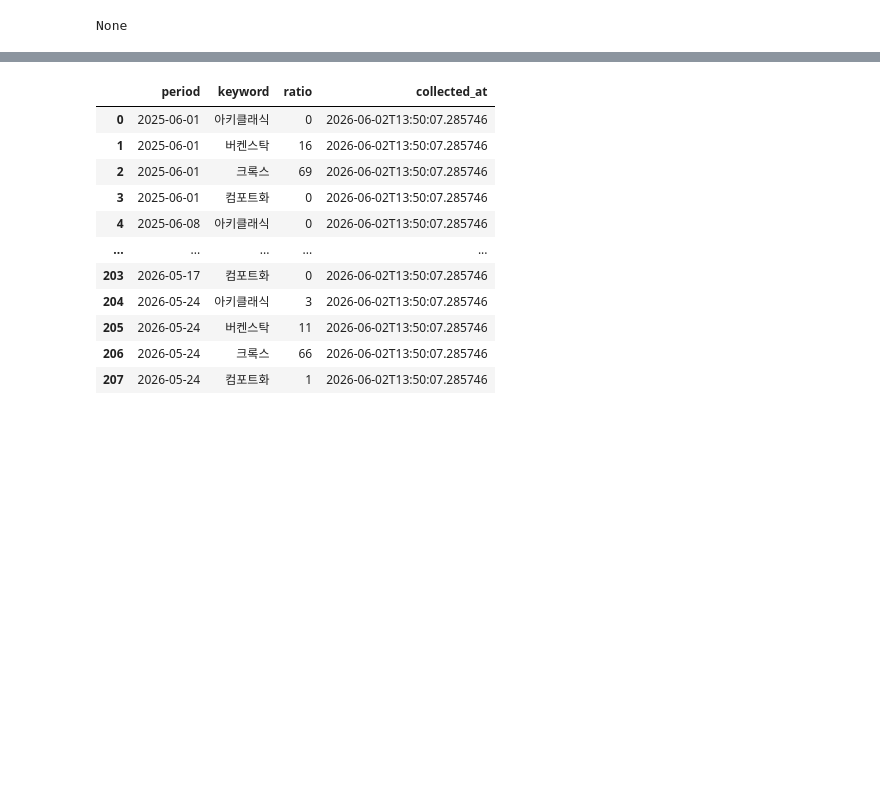
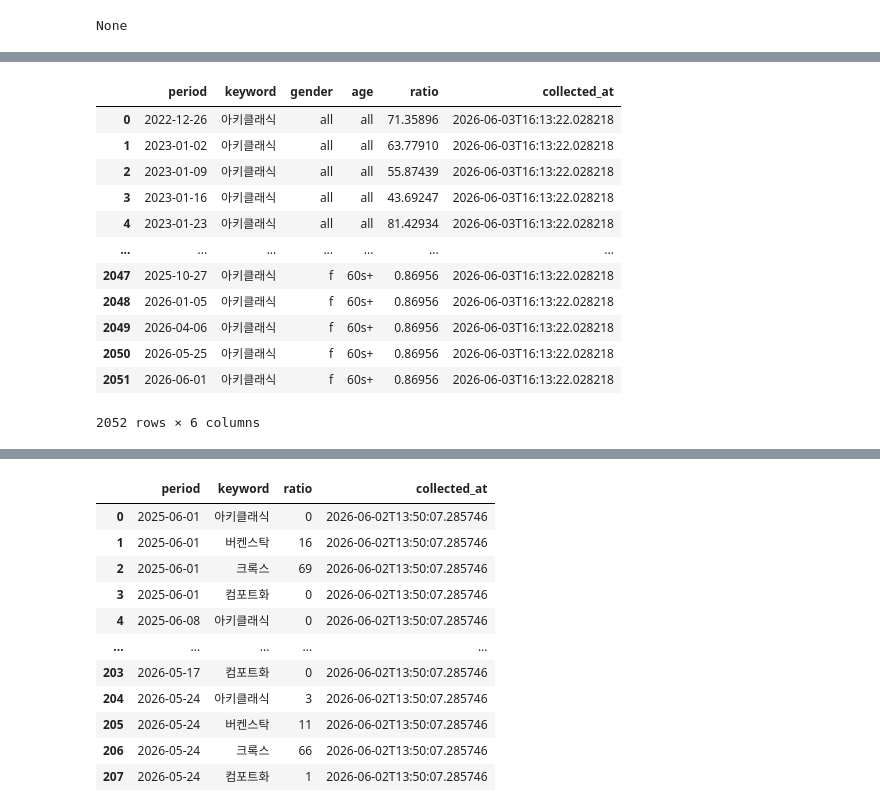
Before and after one commit to Songhyun98/AkiiiMonitor, a Jupyter notebook: test.ipynb, the cells around one changed output, grey strips where cells are left out. Cells and saved outputs as stored; diff of their text form; code cells hidden in the pictures; blank space fills up the shorter version.

```diff
--- a/test.ipynb
+++ b/test.ipynb
@@ -26,0 +27,16 @@ df4
+# %%
+df4[df4["keyword"] == '아키클래식']
+# %% [output]
+|  | period | keyword | gender | age | ratio | collected_at |
+| 0 | 2022-12-26 | 아키클래식 | all | all | 71.35896 | 2026-06-03T16:13:22.028218 |
+| 1 | 2023-01-02 | 아키클래식 | all | all | 63.77910 | 2026-06-03T16:13:22.028218 |
+| 2 | 2023-01-09 | 아키클래식 | all | all | 55.87439 | 2026-06-03T16:13:22.028218 |
+| 3 | 2023-01-16 | 아키클래식 | all | all | 43.69247 | 2026-06-03T16:13:22.028218 |
+| 4 | 2023-01-23 | 아키클래식 | all | all | 81.42934 | 2026-06-03T16:13:22.028218 |
+| ... | ... | ... | ... | ... | ... | ... |
+| 2047 | 2025-10-27 | 아키클래식 | f | 60s+ | 0.86956 | 2026-06-03T16:13:22.028218 |
+| 2048 | 2026-01-05 | 아키클래식 | f | 60s+ | 0.86956 | 2026-06-03T16:13:22.028218 |
+| 2049 | 2026-04-06 | 아키클래식 | f | 60s+ | 0.86956 | 2026-06-03T16:13:22.028218 |
+| 2050 | 2026-05-25 | 아키클래식 | f | 60s+ | 0.86956 | 2026-06-03T16:13:22.028218 |
+| 2051 | 2026-06-01 | 아키클래식 | f | 60s+ | 0.86956 | 2026-06-03T16:13:22.028218 |
+2052 rows × 6 columns
```
Also changed, not shown: parts of 14 cells of this notebook, 11 other files.
